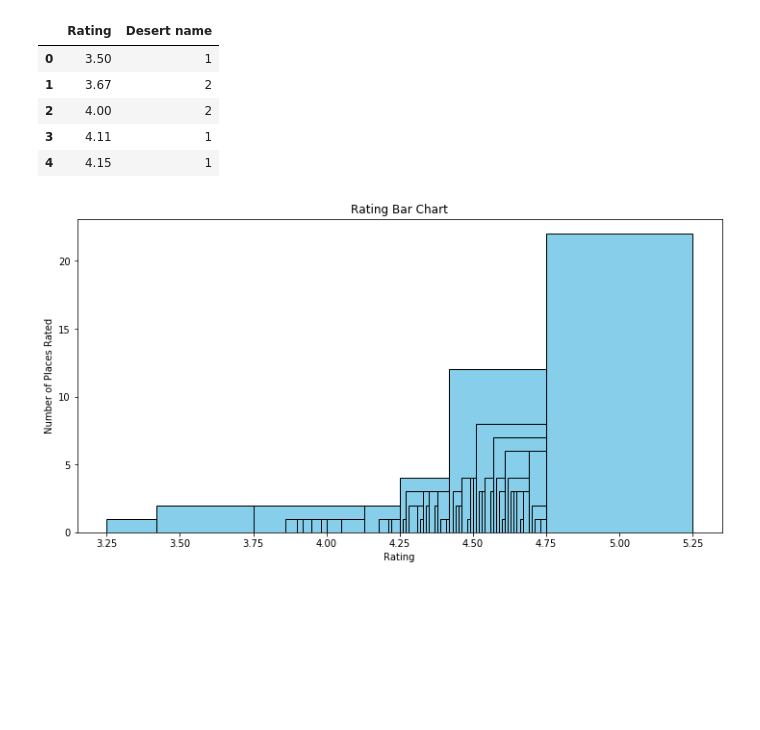
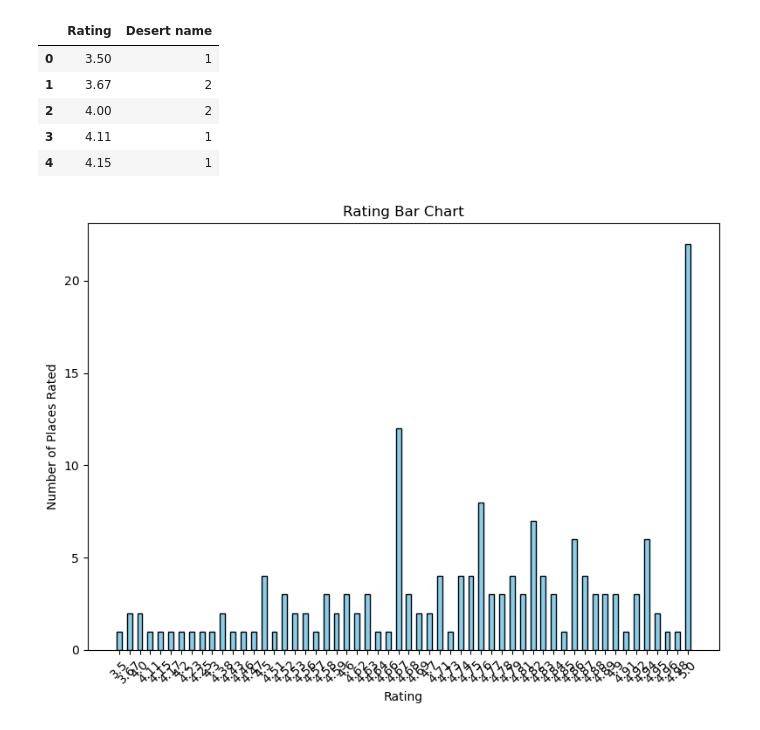
Before and after one commit to nvnehemias/airbnb-analytics-portfolio, a Jupyter notebook: airbnb-analytics-portfolio/notebooks/02_data_analysis.ipynb, the cells around one changed output. Cells and saved outputs as stored; diff of their text form; code cells hidden in the pictures; blank space fills up the shorter version.

Commit message:
Fixing chart axis

```diff
--- a/airbnb-analytics-portfolio/notebooks/02_data_analysis.ipynb
+++ b/airbnb-analytics-portfolio/notebooks/02_data_analysis.ipynb
@@ -190,12 +190,16 @@ group_rating_sorted.head()
 | 3 | 4.11 | 1 |
 | 4 | 4.15 | 1 |
 # %%
-plt.figure(figsize = (12,6))
-plt.bar(group_rating_sorted['Rating'],group_rating_sorted['Desert name'],width=0.5,color='skyblue',edgecolor = 'black')
+positions = np.arange(len(group_rating_sorted['Rating']))
+
+plt.figure(figsize = (8,6))
+plt.bar(positions,group_rating_sorted['Desert name'],width=0.5,color='skyblue',edgecolor = 'black')
+plt.xticks(positions, group_rating_sorted['Rating'], rotation=45 )
 plt.title("Rating Bar Chart")
 plt.xlabel("Rating")
 plt.ylabel("Number of Places Rated")
+plt.tight_layout()
 plt.show()
 # %% [output]
-[figure, old version]
+[figure, new version]
 # %%
```
Also changed, not shown: parts of 6 cells of this notebook, 1 other file.
